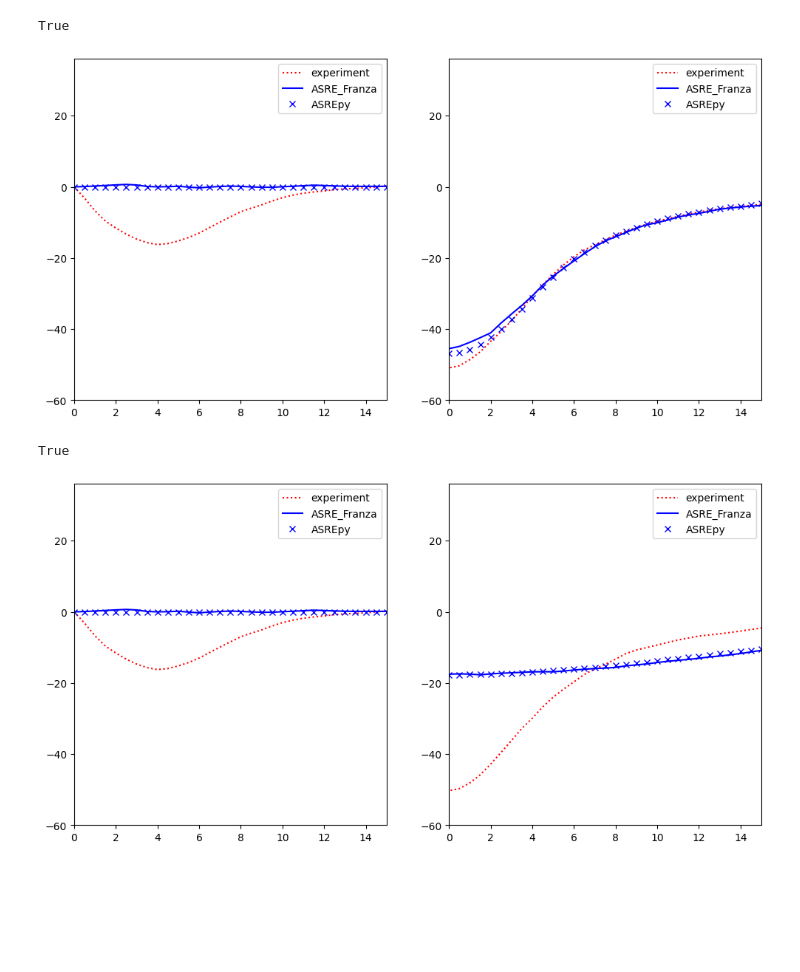
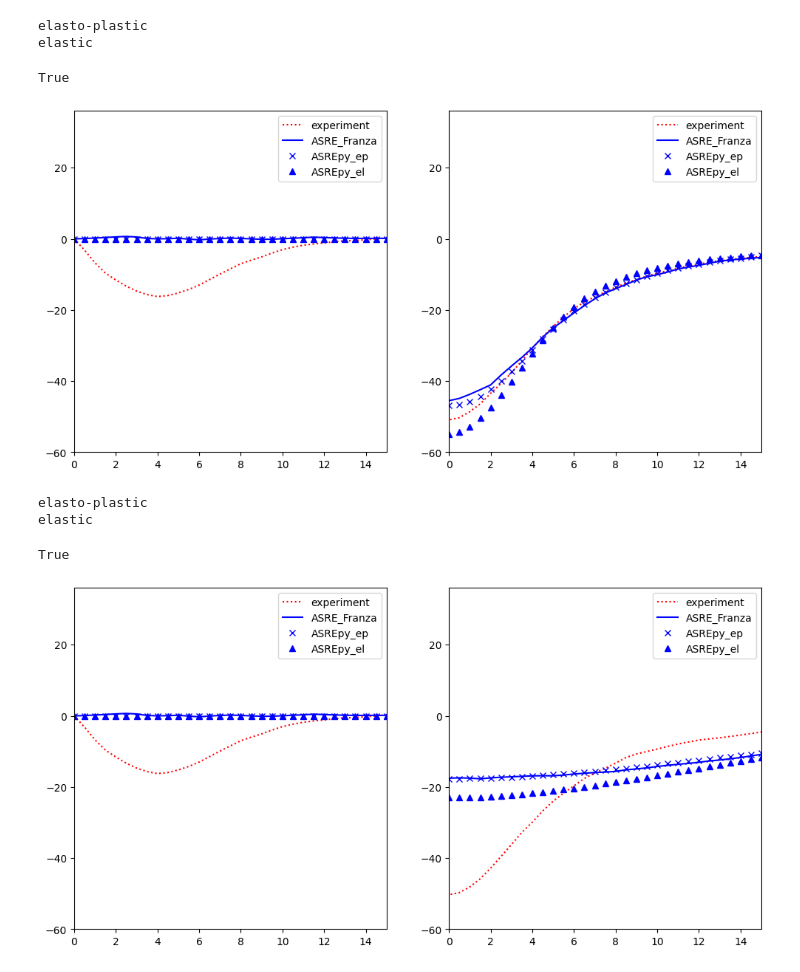
Before and after one commit to jinyan1214/ASREp, a Jupyter notebook: Examples/EquivalentBeam/EquivalentBeamValidation.ipynb, the cells around one changed output. Drawn from its saved outputs; the diff is of its cells as text; code cells hidden in the pictures; blank space fills up the shorter version.

Commit message:
Add compile for macOS and elastic solver option

```diff
--- a/Examples/EquivalentBeam/EquivalentBeamValidation.ipynb
+++ b/Examples/EquivalentBeam/EquivalentBeamValidation.ipynb
@@ -157,6 +182,5 @@ True
 # %%
-val_data_dir = r".\ValidationData"
 fig, axes = plt.subplots(nrows=1, ncols=2, sharex=True,
                                         figsize=(12, 6))
-plot_validate(val_data_dir, vl, beam_id, beamX, model, axes)
+plot_validate(val_data_dir, vl, beam_id, beamX, model, axes, model_el)
 # %% [output]
@@ -211,6 +226,5 @@ True
 # %%
-val_data_dir = r".\ValidationData"
 fig, axes = plt.subplots(nrows=1, ncols=2, sharex=True,
                                         figsize=(12, 6))
-plot_validate(val_data_dir, vl, beam_id, beamX, model, axes)
+plot_validate(val_data_dir, vl, beam_id, beamX, model, axes, model_el)
 # %% [output]
@@ -223,26 +237,7 @@ z0 = 11.25
 vl = 4.0/100
 k = 0.55
 
-val_data_dir = r".\ValidationData"
 dispX_gf, dispZ_gf = prepare_greenfield_disp(val_data_dir, vl, beam_id, beamX)
-
-# fig, axes = plt.subplots(nrows=1, ncols=2, sharex=True,
-#                                     figsize=(12, 6))
-
-# axes[0].plot(beamX, dispX_gf, label = 'experiment')
-# axes[1].plot(beamX, dispZ_gf, label = 'experiment')
-
-# s_max = -np.min(dispZ_gf)
-# D = np.sqrt(s_max*k*z0/0.313/vl)
-# print(D)
-
-# dispV, dispH = gdm.ground_disp_Mair_1993(beamX, z0, k, D, vl)
-
-# axes[0].plot(beamX, dispH, label = 'Gaussian')
-# axes[1].plot(beamX, dispV, label = 'Gaussian')
-
-# axes[0].legend()
-# axes[1].legend()
 
 dfoot = 0.12
 bfoot = 10
@@ -260,15 +255,24 @@ model.set_beam_properties(Eb, EoverG, qfoot)
 model.set_soil_properties(Es, nis, mu_int)
 
 model.run_model(dispX_gf, np.zeros_like(dispX_gf), dispZ_gf, 'disp')
+
+model_el = ASREpy.ASRE_Timoshenko_model(beamX.size, beamX, beamY,
+                                     beamZ, dfoot, bfoot,
+                                     solver='elastic')
+model_el.set_beam_properties(Eb, EoverG, qfoot)
+model_el.set_soil_properties(Es, nis, mu_int)
+
+model_el.run_model(dispX_gf, np.zeros_like(dispX_gf), dispZ_gf, 'disp')
 # %% [output]
-True
+elasto-plastic
+elastic
+True
 # %%
-val_data_dir = r".\ValidationData"
 fig, axes = plt.subplots(nrows=1, ncols=2, sharex=True,
                                         figsize=(12, 6))
-plot_validate(val_data_dir, vl, beam_id, beamX, model, axes)
+plot_validate(val_data_dir, vl, beam_id, beamX, model, axes, model_el)
 # %% [output]
-[figure, old version]
+[figure, new version]
 # %%
 # STR-4, vl = 4.0
 beam_id = "STR-4"
@@ -277,26 +281,7 @@ z0 = 11.25
 vl = 4.0/100
 k = 0.55
 
-val_data_dir = r".\ValidationData"
 dispX_gf, dispZ_gf = prepare_greenfield_disp(val_data_dir, vl, beam_id, beamX)
-
-# fig, axes = plt.subplots(nrows=1, ncols=2, sharex=True,
-#                                     figsize=(12, 6))
-
-# axes[0].plot(beamX, dispX_gf, label = 'experiment')
-# axes[1].plot(beamX, dispZ_gf, label = 'experiment')
-
-# s_max = -np.min(dispZ_gf)
-# D = np.sqrt(s_max*k*z0/0.313/vl)
-# print(D)
-
-# dispV, dispH = gdm.ground_disp_Mair_1993(beamX, z0, k, D, vl)
-
-# axes[0].plot(beamX, dispH, label = 'Gaussian')
-# axes[1].plot(beamX, dispV, label = 'Gaussian')
-
-# axes[0].legend()
-# axes[1].legend()
 
 dfoot = 1.5
 bfoot = 10
@@ -314,15 +299,24 @@ model.set_beam_properties(Eb, EoverG, qfoot)
 model.set_soil_properties(Es, nis, mu_int)
 
 model.run_model(dispX_gf, np.zeros_like(dispX_gf), dispZ_gf, 'disp')
+
+model_el = ASREpy.ASRE_Timoshenko_model(beamX.size, beamX, beamY,
+                                     beamZ, dfoot, bfoot,
+                                     solver='elastic')
+model_el.set_beam_properties(Eb, EoverG, qfoot)
+model_el.set_soil_properties(Es, nis, mu_int)
+
+model_el.run_model(dispX_gf, np.zeros_like(dispX_gf), dispZ_gf, 'disp')
 # %% [output]
-True
+elasto-plastic
+elastic
+True
 # %%
-val_data_dir = r".\ValidationData"
 fig, axes = plt.subplots(nrows=1, ncols=2, sharex=True,
                                         figsize=(12, 6))
-plot_validate(val_data_dir, vl, beam_id, beamX, model, axes)
+plot_validate(val_data_dir, vl, beam_id, beamX, model, axes, model_el)
 # %% [output]
-[figure, old version]
+[figure, new version]
 # %%
 # STR-4, vl = 2.0
 beam_id = "STR-4"
```
Also changed, not shown: parts of 12 cells of this notebook, 11 other files.
